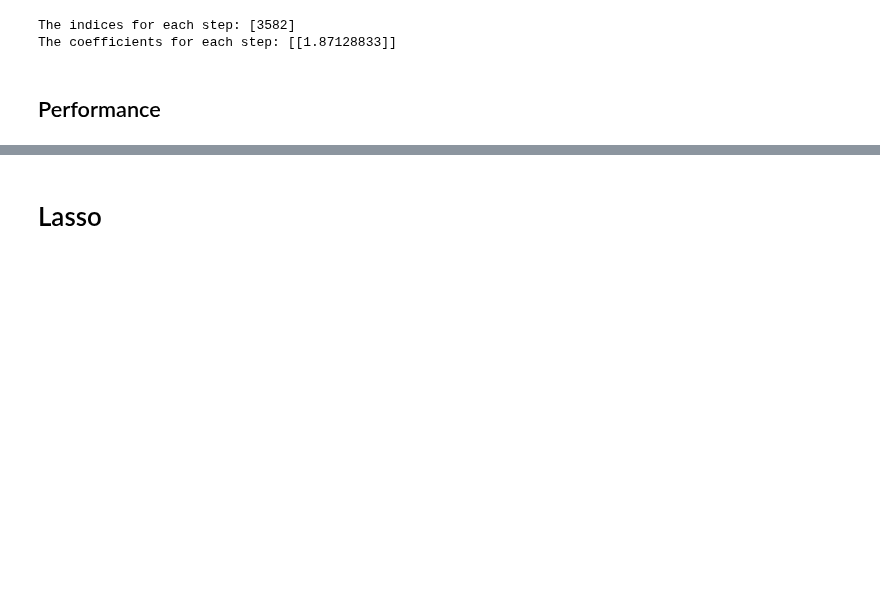
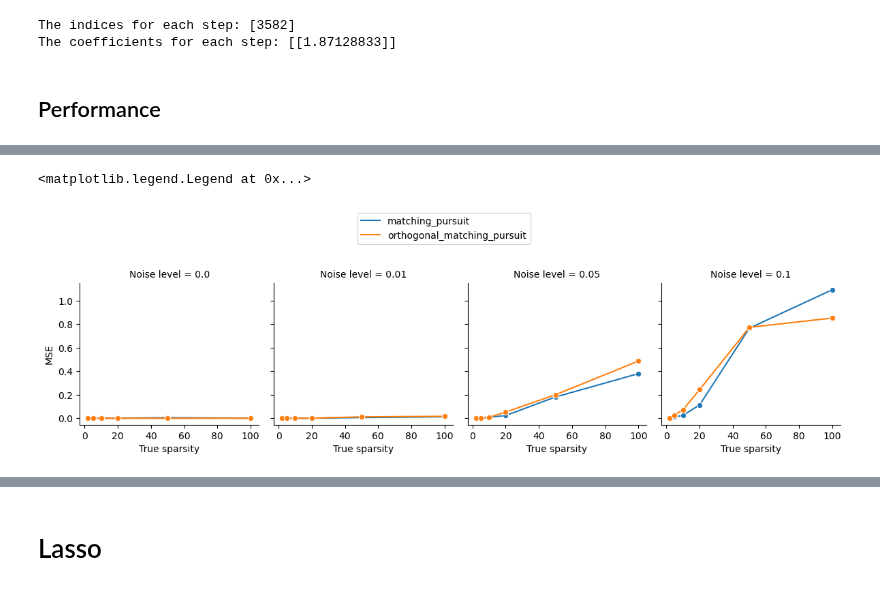
Before and after one commit to sleepysunny311/Projection_Pursuit_Summer, a Jupyter notebook: task1/demo.ipynb, the cells around one changed output, grey strips where cells are left out. Cells and saved outputs as stored; diff of their text form; code cells hidden in the pictures; blank space fills up the shorter version.

```diff
--- a/task1/demo.ipynb
+++ b/task1/demo.ipynb
@@ -151,0 +151,3 @@ performances.head()
+# %%
+performances_summary = performances.groupby(['Algorithm','True sparsity', 'Noise level']).agg({'MSE': 'mean', 'Intersection Percentage': 'mean'}).reset_index()
+performances_summary.head()
@@ -151,0 +161,13 @@ performances.head()
+# %%
+# Visualization
+
+import matplotlib.pyplot as plt
+import seaborn as sns
+
+g = sns.FacetGrid(performances_summary, col="Noise level")
+g.map_dataframe(sns.lineplot, x="True sparsity", y="MSE", hue="Algorithm", marker='o')
+
+plt.legend(bbox_to_anchor=(-1.7, 1.5), loc=2, borderaxespad=0.)
+# %% [output]
+<matplotlib.legend.Legend at 0x...>
+[figure, added]
```
Also changed, not shown: parts of 5 cells of this notebook, 2 other files.
